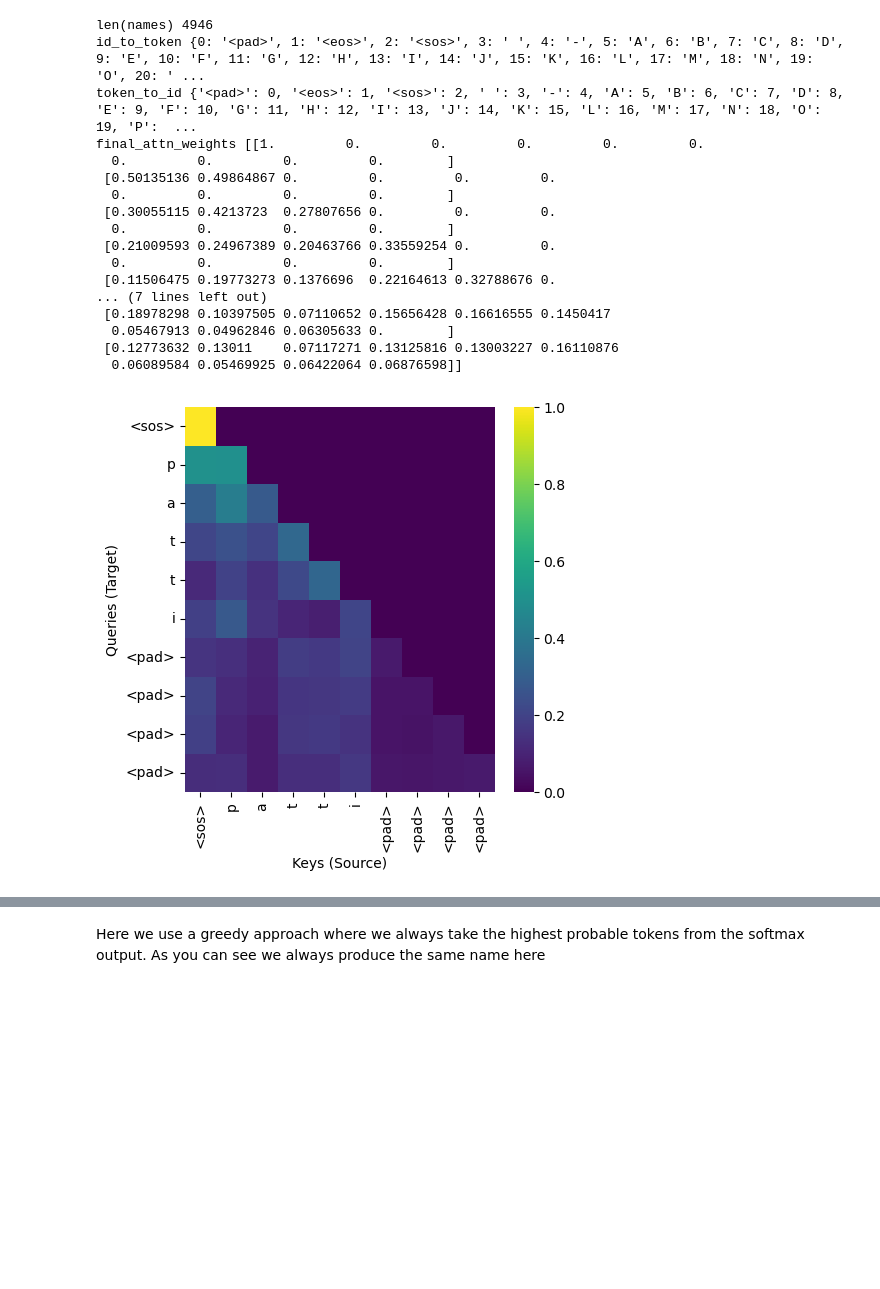
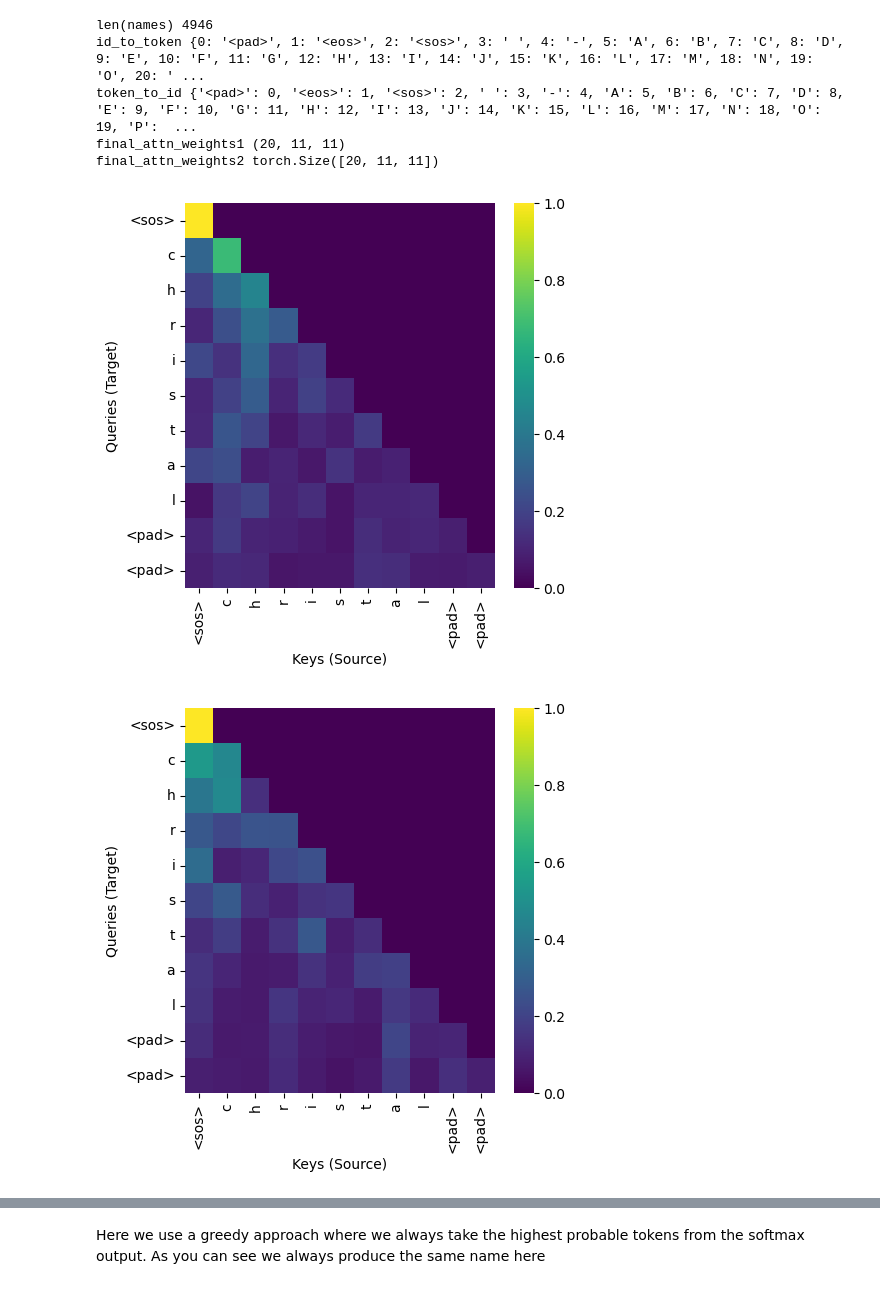
Before and after one commit to recurrent-rebels/tinier-world, a Jupyter notebook: notebooks/optimus_prime/decoder.ipynb, the cells around one changed output, grey strips where cells are left out. Cells and saved outputs as stored; diff of their text form; code cells hidden in the pictures; blank space fills up the shorter version.

```diff
--- a/notebooks/optimus_prime/decoder.ipynb
+++ b/notebooks/optimus_prime/decoder.ipynb
@@ -52,7 +52,7 @@ class TransformerDecoder(nn.Module):
         attn_weights1 = attn_weights1.cpu().detach().numpy()
 
         logits = self.fc(ff2_output)
-        return logits, attn_weights1
+        return logits, attn_weights1, attn_weights2
 
 class PositionalEncoding(nn.Module):
     def __init__(self, d_model, dropout=0.1, max_len=5000):
@@ -113,6 +113,7 @@ from torch.nn.utils.rnn import pad_sequence
 from torch.optim import Adam
 from collections import Counter
 import json
+import sentencepiece as spm
 
 with open('./first-names.json', 'r') as file:
     names = json.load(file)
@@ -131,7 +132,9 @@ def tokenize_names(names):
     id_to_token = {id: token for id, token in enumerate(vocab)}
     return token_to_id, id_to_token, vocab
 
+
 token_to_id, id_to_token, vocab = tokenize_names(names)
+vocab_size = len(vocab)
 print('id_to_token', id_to_token)
 print('token_to_id', token_to_id)
 
@@ -188,56 +191,47 @@ for epoch in range(num_epochs):
     for inputs, targets in dataloader:
         optimizer.zero_grad()
 
-        outputs, final_attn_weights = decoder(inputs)
+        outputs, final_attn_weights1, final_attn_weights2 = decoder(inputs)
 
         if first_iteration == True:
             # # Convert token IDs to string for better visualization (assuming a dictionary of id_to_token)
             source_seq = [id_to_token[id.item()] for id in inputs[0]]  # Taking the first sequence in the batch
+            print('final_attn_weights1', final_attn_weights1.shape)
+            print('final_attn_weights2', final_attn_weights2.shape)
+            plot_attention(final_attn_weights1[0], source_seq, source_seq)
 
-            print('final_attn_weights', final_attn_weights[0])
-            plot_attention(final_attn_weights[0], source_seq, source_seq)
+            plot_attention(final_attn_weights2[0].detach(), source_seq, source_seq)
 
             tensor_as_strings_inputs = [[id_to_token[id.item()] for id in row] for row in inputs]
             tensor_as_strings_targets = [[id_to_token[id.item()] for id in row] for row in targets]
 
             # print('inputs,', inputs)
             # print('targets,', targets)
             # print('tensor_as_strings_inputs,', tensor_as_strings_inputs)
             # print('tensor_as_strings_targets,', tensor_as_strings_targets)
             # print('outputs', outputs.shape)
             # print('targets', targets.shape)
             # print('outputs.view(-1, vocab_size)', outputs.view(-1, vocab_size))
             # print('outputs.view(-1, vocab_size).shape', outputs.view(-1, vocab_size).shape)
             # print('targets.view',targets.view(-1))
             first_iteration = False
 
             # print('outputs.view(-1, vocab_size)', outputs.view(-1, vocab_size))
             # print('targets.view(-1)', targets.view(-1))
         loss = criterion(outputs.view(-1, vocab_size), targets.view(-1))
 
         loss.backward()
         optimizer.step()
 
         total_loss += loss.item()
 
     avg_loss = total_loss / len(dataloader)
     print(f"Epoch {epoch + 1}/{num_epochs} - Loss: {avg_loss:.4f}")
 # %% [output]
 len(names) 4946
 id_to_token {0: '<pad>', 1: '<eos>', 2: '<sos>', 3: ' ', 4: '-', 5: 'A', 6: 'B', 7: 'C', 8: 'D', 9: 'E', 10: 'F', 11: 'G', 12: 'H', 13: 'I', 14: 'J', 15: 'K', 16: 'L', 17: 'M', 18: 'N', 19: 'O', 20: ' ...
 token_to_id {'<pad>': 0, '<eos>': 1, '<sos>': 2, ' ': 3, '-': 4, 'A': 5, 'B': 6, 'C': 7, 'D': 8, 'E': 9, 'F': 10, 'G': 11, 'H': 12, 'I': 13, 'J': 14, 'K': 15, 'L': 16, 'M': 17, 'N': 18, 'O': 19, 'P':  ...
-final_attn_weights [[1.         0.         0.         0.         0.         0.
-  0.         0.         0.         0.        ]
- [0.50135136 0.49864867 0.         0.         0.         0.
-  0.         0.         0.         0.        ]
- [0.30055115 0.4213723  0.27807656 0.         0.         0.
-  0.         0.         0.         0.        ]
- [0.21009593 0.24967389 0.20463766 0.33559254 0.         0.
-  0.         0.         0.         0.        ]
- [0.11506475 0.19773273 0.1376696  0.22164613 0.32788676 0.
-... (7 lines left out)
- [0.18978298 0.10397505 0.07110652 0.15656428 0.16616555 0.1450417
-  0.05467913 0.04962846 0.06305633 0.        ]
- [0.12773632 0.13011    0.07117271 0.13125816 0.13003227 0.16110876
-  0.06089584 0.05469925 0.06422064 0.06876598]]
+final_attn_weights1 (20, 11, 11)
+final_attn_weights2 torch.Size([20, 11, 11])
-[figure, old version]
+[figure, new version]
+[figure, added]
```
Also changed, not shown: parts of 4 cells of this notebook.
